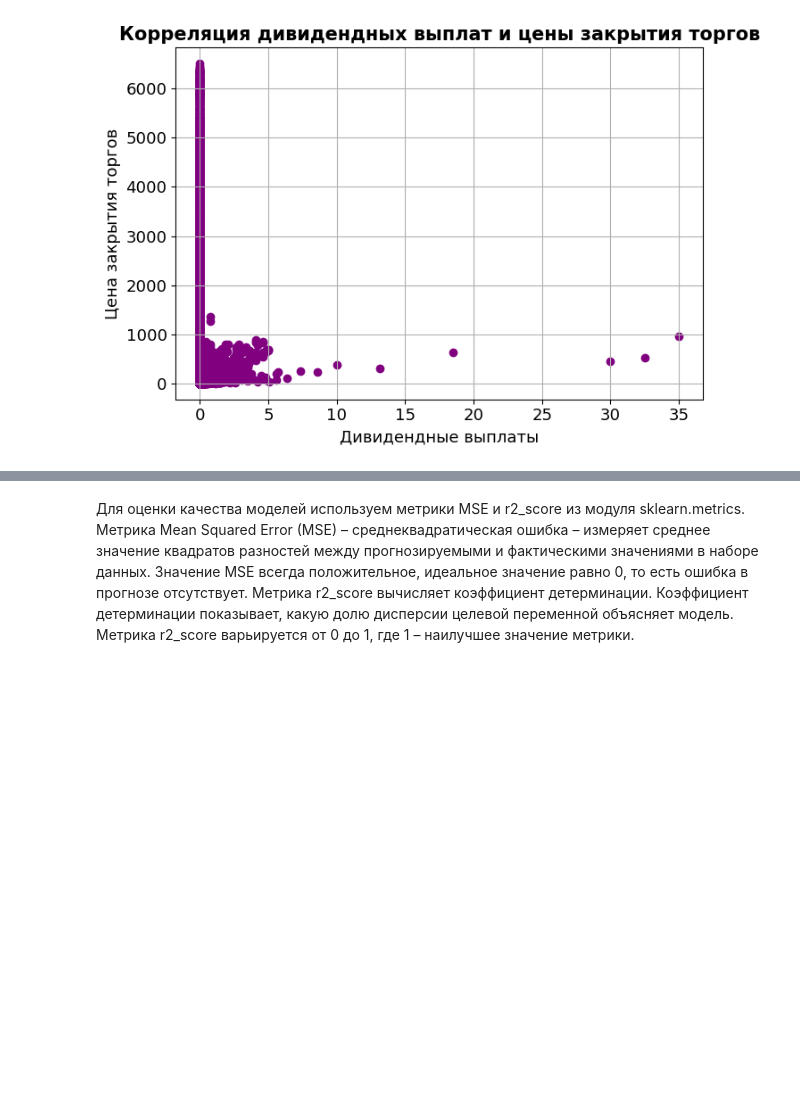
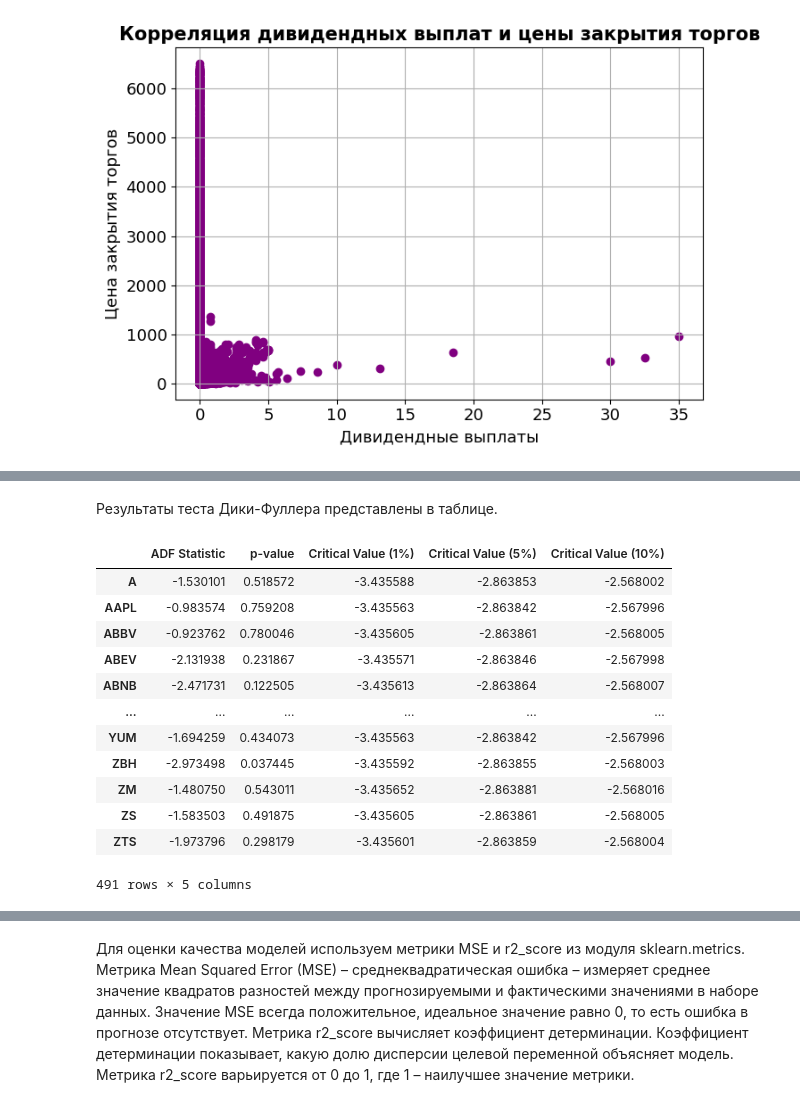
Before and after one commit to yuliya0903/stock_price_forecast_machine_learning, a Jupyter notebook: Final_Project.ipynb, the cells around one changed output, grey strips where cells are left out. Drawn from its saved outputs; the diff is of its cells as text; code cells hidden in the pictures; blank space fills up the shorter version.

```diff
--- a/Final_Project.ipynb
+++ b/Final_Project.ipynb
@@ -908,0 +964,18 @@ X1_test = pd.DataFrame(
+# %% [markdown]
+Результаты теста Дики-Фуллера представлены в таблице.
+# %%
+display(df_adf_results)
+# %% [output]
+|  | ADF Statistic | p-value | Critical Value (1%) | Critical Value (5%) | Critical Value (10%) |
+| A | -1.530101 | 0.518572 | -3.435588 | -2.863853 | -2.568002 |
+| AAPL | -0.983574 | 0.759208 | -3.435563 | -2.863842 | -2.567996 |
+| ABBV | -0.923762 | 0.780046 | -3.435605 | -2.863861 | -2.568005 |
+| ABEV | -2.131938 | 0.231867 | -3.435571 | -2.863846 | -2.567998 |
+| ABNB | -2.471731 | 0.122505 | -3.435613 | -2.863864 | -2.568007 |
+| ... | ... | ... | ... | ... | ... |
+| YUM | -1.694259 | 0.434073 | -3.435563 | -2.863842 | -2.567996 |
+| ZBH | -2.973498 | 0.037445 | -3.435592 | -2.863855 | -2.568003 |
+| ZM | -1.480750 | 0.543011 | -3.435652 | -2.863881 | -2.568016 |
+| ZS | -1.583503 | 0.491875 | -3.435605 | -2.863861 | -2.568005 |
+| ZTS | -1.973796 | 0.298179 | -3.435601 | -2.863859 | -2.568004 |
+491 rows × 5 columns
```
Also changed, not shown: parts of 56 cells of this notebook.
